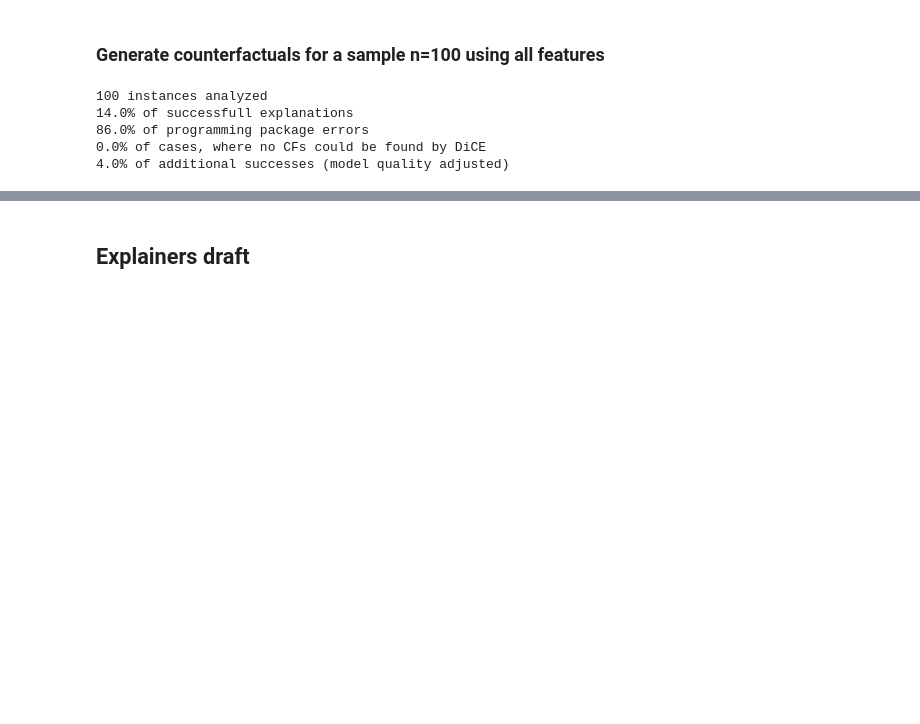
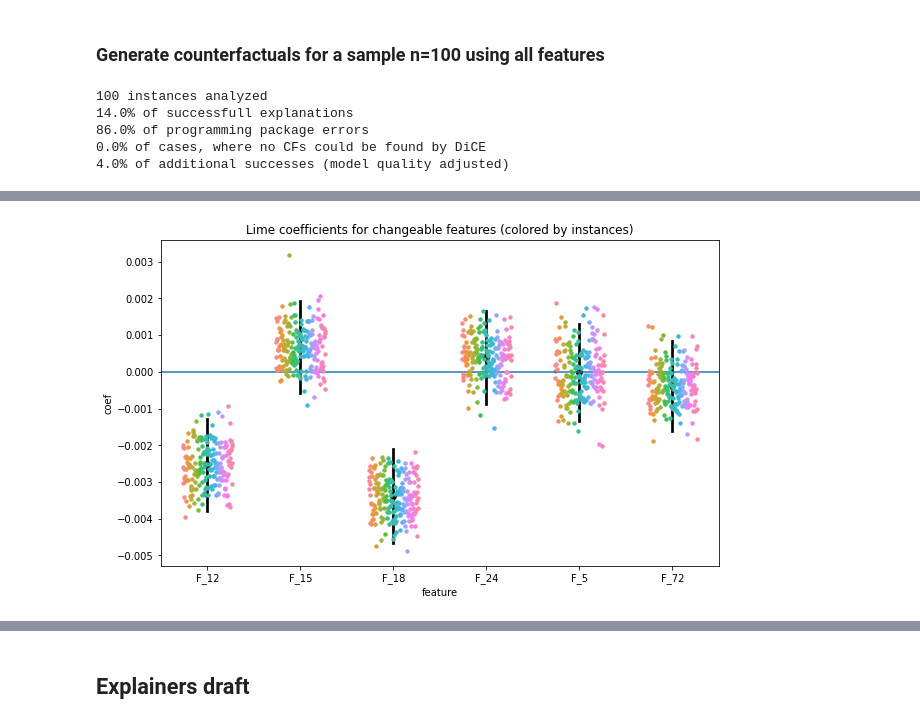
Before and after one commit to KseniaKingsep/interpretable-ml-risks, a Jupyter notebook: notebooks/1_2_CaseCI.ipynb, the cells around one changed output, grey strips where cells are left out. Saved outputs shown, nothing was run; the diff lists cells and outputs as text; code cells hidden in the pictures; blank space fills up the shorter version.

```diff
--- a/notebooks/1_2_CaseCI.ipynb
+++ b/notebooks/1_2_CaseCI.ipynb
@@ -152,0 +162,7 @@ dice2.print_metrics()
+# %%
+lime2 = LimeReport(case, desired_class=0)
+lime2.create_explainer()
+lime2.evaluate_dataset(n=200,features_to_vary=features_to_vary)
+lime2.plot_coefs()
+# %% [output]
+[figure, added]
```
Also changed, not shown: parts of 8 cells of this notebook, 1 other file.
